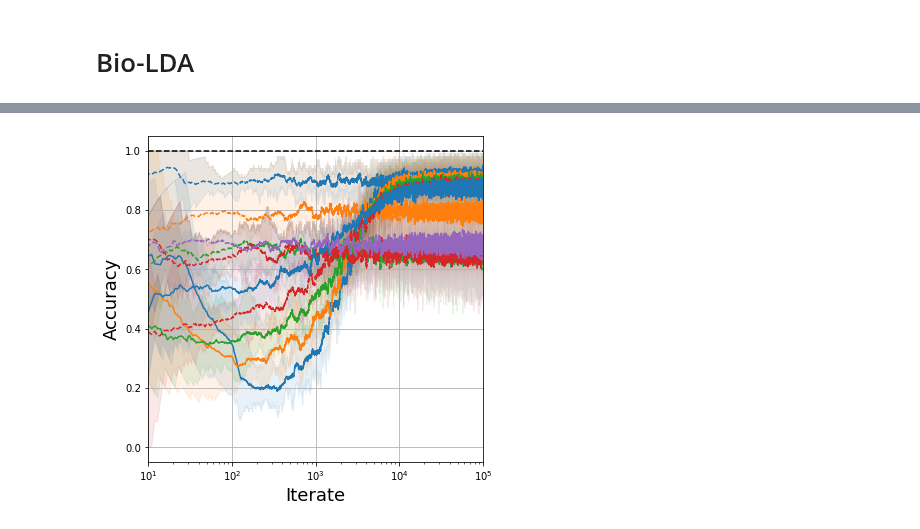
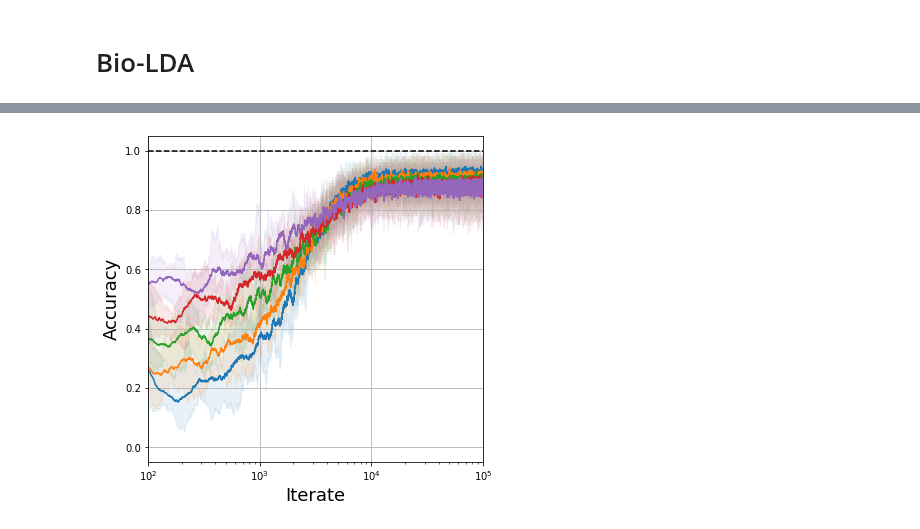
Before and after one commit to flatironinstitute/bio-lda, a Jupyter notebook: synthetic.ipynb, the cells around one changed output, grey strips where cells are left out. Cells and saved outputs as stored; diff of their text form; code cells hidden in the pictures.

```diff
--- a/synthetic.ipynb
+++ b/synthetic.ipynb
@@ -64,6 +55,7 @@ model = sklearn.linear_model.SGDClassifier(
+# %%
+l_fixed = False; l_ast = 2
 # %%
 accuracy = np.zeros((5,trials,iters))
-accuracy_svm = np.zeros((5,trials,iters))
 
 for p in range(5):
 
@@ -73,7 +65,10 @@ for p in range(5):
 
         print(f'Trial {trial+1}:')
 
-        w = np.random.randn(x_dim); sample_mu0 = 0; zeta = 0; sample_bias = 0; l = 1
+        w = np.random.randn(x_dim); sample_mu0 = 0; zeta = 0; sample_bias = 0
+
+        if l_fixed == False: l = 1
+        else: l = l_ast
 
         for epoch in range(epochs):
 
@@ -97,22 +92,18 @@ for p in range(5):
 
                     w += step*(sample_mu0-(c-zeta)*(x-sample_mu0))
 
-                    l += 1
+                    if l_fixed == False: l += 1
 
                 elif class_label==1:
 
                     sample_bias += (l*c/2-np.log(l)-sample_bias)/1000
                     w += step*(-l*x)
-                    l = 1
+
+                    if l_fixed == False: l = 1
 
                 z = c-sample_bias
 
                 accuracy[p,trial,iter] = np.abs((np.sign(z)+1)/2 - class_label)
-
-                # svm update
-
-                model.partial_fit(x.reshape(1,x_dim), np.array([class_label,]), classes)
-                accuracy_svm[p,trial,iter] = 1 - np.abs(model.predict(x.reshape(1,x_dim))-class_label)
 # %% [output]
 p = 0.1
 Trial 1:
@@ -133,7 +124,6 @@ Trial 9:
 Trial 10:
 # %%
 mean_accuracy = np.zeros((5,trials,iters))
-mean_accuracy_svm = np.zeros((5,trials,iters))
 
 for p in range(5):
 
@@ -143,8 +133,6 @@ for p in range(5):
 
             if iter<100:
                 mean_accuracy[p,trial,iter] = np.sum(accuracy[p,trial,0:iter])/max(iter,1)
-                mean_accuracy_svm[p,trial,iter] = np.sum(accuracy_svm[p,trial,0:iter])/max(iter,1)
 
             elif iter>=100:
                 mean_accuracy[p,trial,iter] = np.sum(accuracy[p,trial,iter-100:iter])/100
-                mean_accuracy_svm[p,trial,iter] = np.sum(accuracy_svm[p,trial,iter-100:iter])/100
@@ -154,36 +142,26 @@ np.save('synthetic_svm.npy',mean_accuracy_svm)
 # %%
 fs = 18
 
 t = np.linspace(1,iters,iters)
 
 fig = plt.figure(figsize=(6,6))
 
 plt.semilogx(t,mean_accuracy[0].mean(axis=0),color='C0')
 plt.fill_between(t,np.amin(mean_accuracy[0],axis=0),np.amax(mean_accuracy[0],axis=0),alpha=.1,color='C0')
-plt.semilogx(t,mean_accuracy_svm[0].mean(axis=0),color='C0',ls='--')
-plt.fill_between(t,np.amin(mean_accuracy_svm[0],axis=0),np.amax(mean_accuracy_svm[0],axis=0),alpha=.1,color='C0')
 plt.semilogx(t,mean_accuracy[1].mean(axis=0),color='C1')
 plt.fill_between(t,np.amin(mean_accuracy[1],axis=0),np.amax(mean_accuracy[1],axis=0),alpha=.1,color='C1')
-plt.semilogx(t,mean_accuracy_svm[1].mean(axis=0),color='C1',ls='--')
-plt.fill_between(t,np.amin(mean_accuracy_svm[1],axis=0),np.amax(mean_accuracy_svm[0],axis=0),alpha=.1,color='C1')
 plt.semilogx(t,mean_accuracy[2].mean(axis=0),color='C2')
 plt.fill_between(t,np.amin(mean_accuracy[2],axis=0),np.amax(mean_accuracy[2],axis=0),alpha=.1,color='C2')
-plt.semilogx(t,mean_accuracy_svm[2].mean(axis=0),color='C2',ls='--')
-plt.fill_between(t,np.amin(mean_accuracy_svm[2],axis=0),np.amax(mean_accuracy_svm[2],axis=0),alpha=.1,color='C2')
-plt.semilogx(t,mean_accuracy[3].mean(axis=0),color='C3',ls='--')
+plt.semilogx(t,mean_accuracy[3].mean(axis=0),color='C3')
 plt.fill_between(t,np.amin(mean_accuracy[3],axis=0),np.amax(mean_accuracy[3],axis=0),alpha=.1,color='C3')
-plt.semilogx(t,mean_accuracy_svm[3].mean(axis=0),color='C3',ls='--')
-plt.fill_between(t,np.amin(mean_accuracy_svm[3],axis=0),np.amax(mean_accuracy_svm[2],axis=0),alpha=.1,color='C3')
-plt.semilogx(t,mean_accuracy[4].mean(axis=0))
-plt.fill_between(t,np.amin(mean_accuracy[4],axis=0),np.amax(mean_accuracy[4],axis=0),alpha=.1)
-plt.semilogx(t,mean_accuracy_svm[4].mean(axis=0),color='C4',ls='--')
-plt.fill_between(t,np.amin(mean_accuracy_svm[4],axis=0),np.amax(mean_accuracy_svm[2],axis=0),alpha=.1,color='C4')
+plt.semilogx(t,mean_accuracy[4].mean(axis=0),color='C4')
+plt.fill_between(t,np.amin(mean_accuracy[4],axis=0),np.amax(mean_accuracy[4],axis=0),alpha=.1,color='C4')
 plt.axhline(y=1,c='black',ls='--')
-plt.xlim(1e1,iters)
+plt.xlim(1e2,iters)
 plt.xlabel('Iterate',fontsize=fs)
 plt.ylabel('Accuracy',fontsize=fs)
 plt.grid()
 
 plt.show()
 # %% [output]
-[figure, old version]
+[figure, new version]
```
Also changed, not shown: parts of 5 cells of this notebook.
